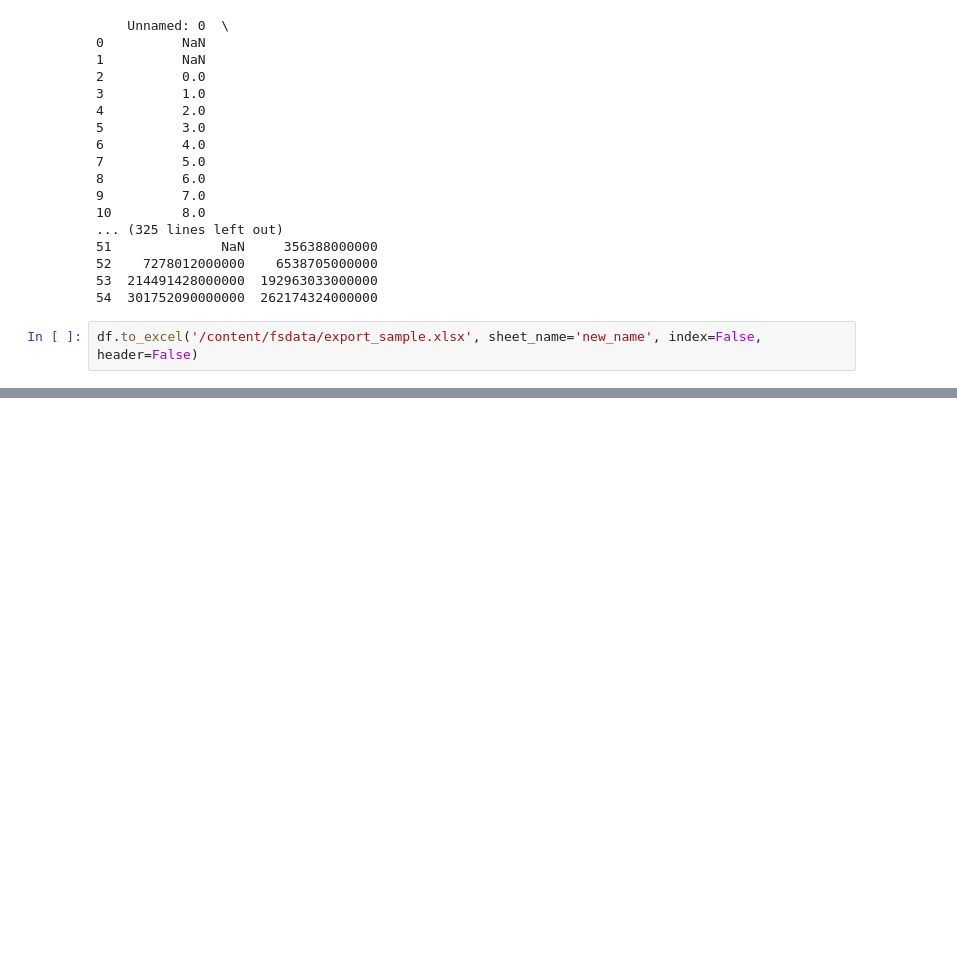
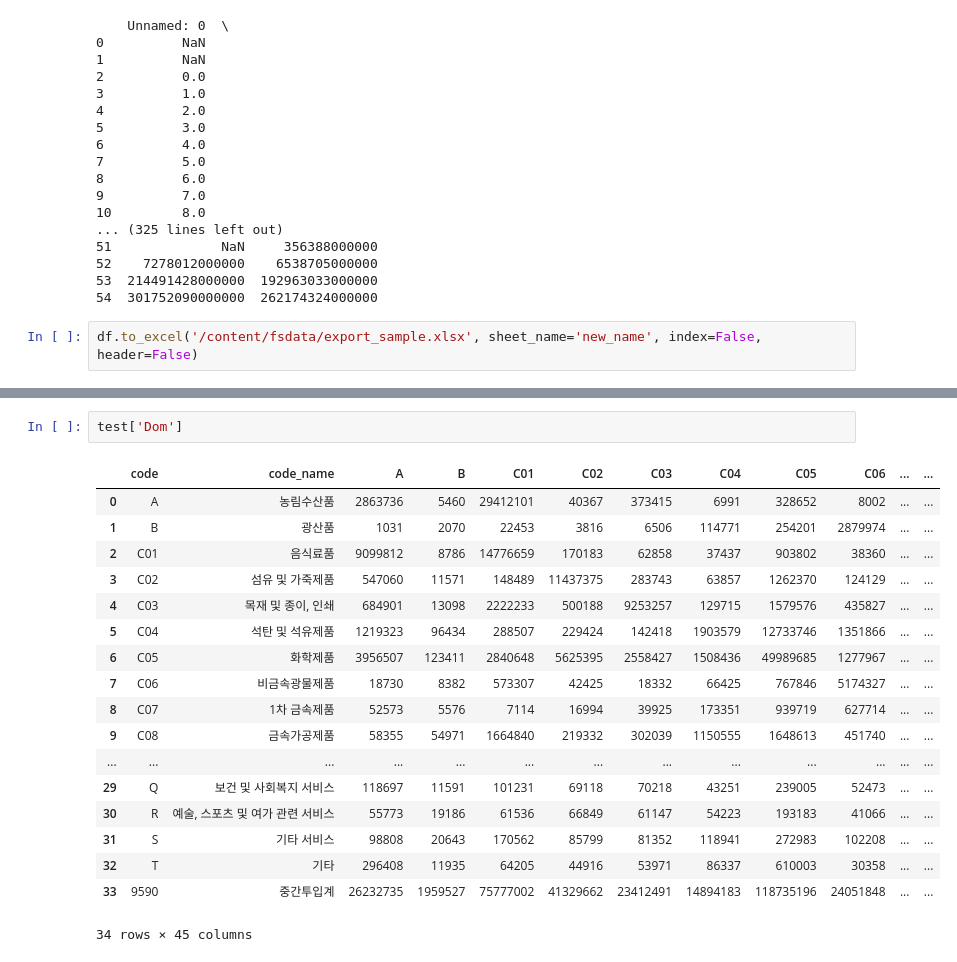
Before and after one commit to Tom-Jung/Tom-Jung, a Jupyter notebook: API_Dart.ipynb, the cells around one changed output, grey strips where cells are left out. Saved outputs shown, nothing was run; the diff lists cells and outputs as text; blank space fills up the shorter version.

```diff
--- a/API_Dart.ipynb
+++ b/API_Dart.ipynb
@@ -121,0 +200,21 @@ df.to_excel('/content/fsdata/export_sample.xlsx', sheet_name='new_name', index=F
+# %%
+test['Dom']
+# %% [output]
+|  | code | code_name | A | B | C01 | C02 | C03 | C04 | C05 | C06 | ... | ... |
+| 0 | A | 농림수산품 | 2863736 | 5460 | 29412101 | 40367 | 373415 | 6991 | 328652 | 8002 | ... | ... |
+| 1 | B | 광산품 | 1031 | 2070 | 22453 | 3816 | 6506 | 114771 | 254201 | 2879974 | ... | ... |
+| 2 | C01 | 음식료품 | 9099812 | 8786 | 14776659 | 170183 | 62858 | 37437 | 903802 | 38360 | ... | ... |
+| 3 | C02 | 섬유 및 가죽제품 | 547060 | 11571 | 148489 | 11437375 | 283743 | 63857 | 1262370 | 124129 | ... | ... |
+| 4 | C03 | 목재 및 종이, 인쇄 | 684901 | 13098 | 2222233 | 500188 | 9253257 | 129715 | 1579576 | 435827 | ... | ... |
+| 5 | C04 | 석탄 및 석유제품 | 1219323 | 96434 | 288507 | 229424 | 142418 | 1903579 | 12733746 | 1351866 | ... | ... |
+| 6 | C05 | 화학제품 | 3956507 | 123411 | 2840648 | 5625395 | 2558427 | 1508436 | 49989685 | 1277967 | ... | ... |
+| 7 | C06 | 비금속광물제품 | 18730 | 8382 | 573307 | 42425 | 18332 | 66425 | 767846 | 5174327 | ... | ... |
+| 8 | C07 | 1차 금속제품 | 52573 | 5576 | 7114 | 16994 | 39925 | 173351 | 939719 | 627714 | ... | ... |
+| 9 | C08 | 금속가공제품 | 58355 | 54971 | 1664840 | 219332 | 302039 | 1150555 | 1648613 | 451740 | ... | ... |
+| ... | ... | ... | ... | ... | ... | ... | ... | ... | ... | ... | ... | ... |
+| 29 | Q | 보건 및 사회복지 서비스 | 118697 | 11591 | 101231 | 69118 | 70218 | 43251 | 239005 | 52473 | ... | ... |
+| 30 | R | 예술, 스포츠 및 여가 관련 서비스 | 55773 | 19186 | 61536 | 66849 | 61147 | 54223 | 193183 | 41066 | ... | ... |
+| 31 | S | 기타 서비스 | 98808 | 20643 | 170562 | 85799 | 81352 | 118941 | 272983 | 102208 | ... | ... |
+| 32 | T | 기타 | 296408 | 11935 | 64205 | 44916 | 53971 | 86337 | 610003 | 30358 | ... | ... |
+| 33 | 9590 | 중간투입계 | 26232735 | 1959527 | 75777002 | 41329662 | 23412491 | 14894183 | 118735196 | 24051848 | ... | ... |
+34 rows × 45 columns
```
Also changed, not shown: parts of 9 cells of this notebook.
